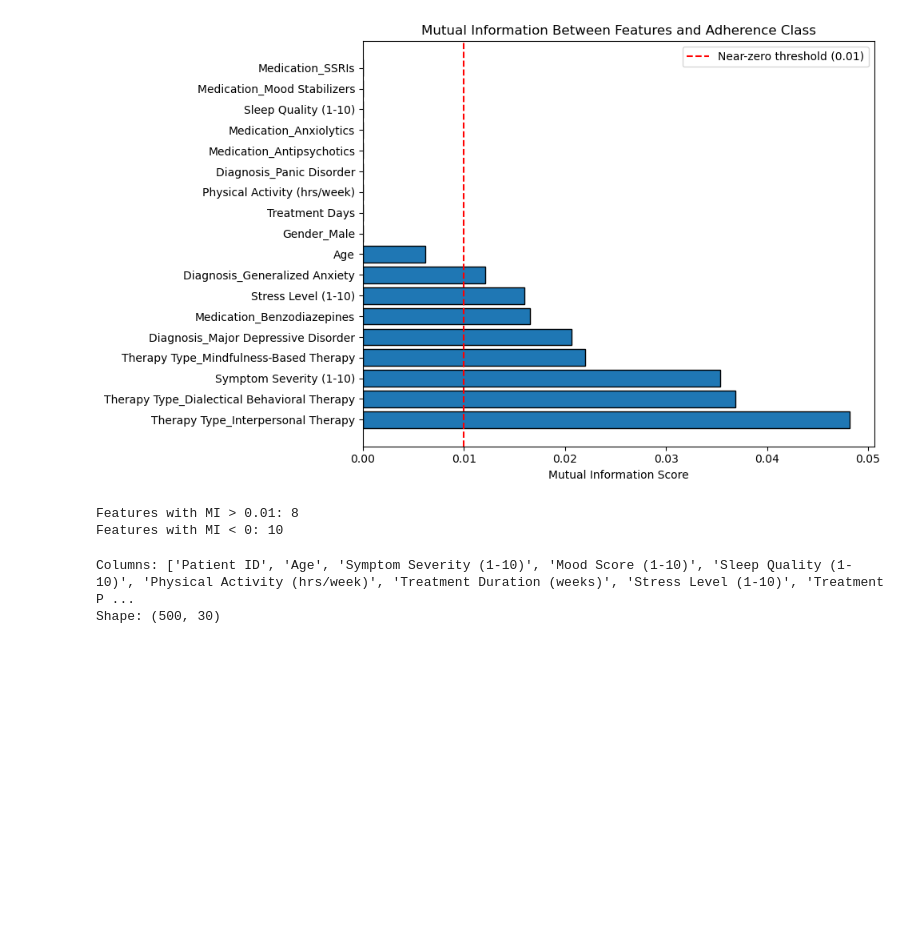
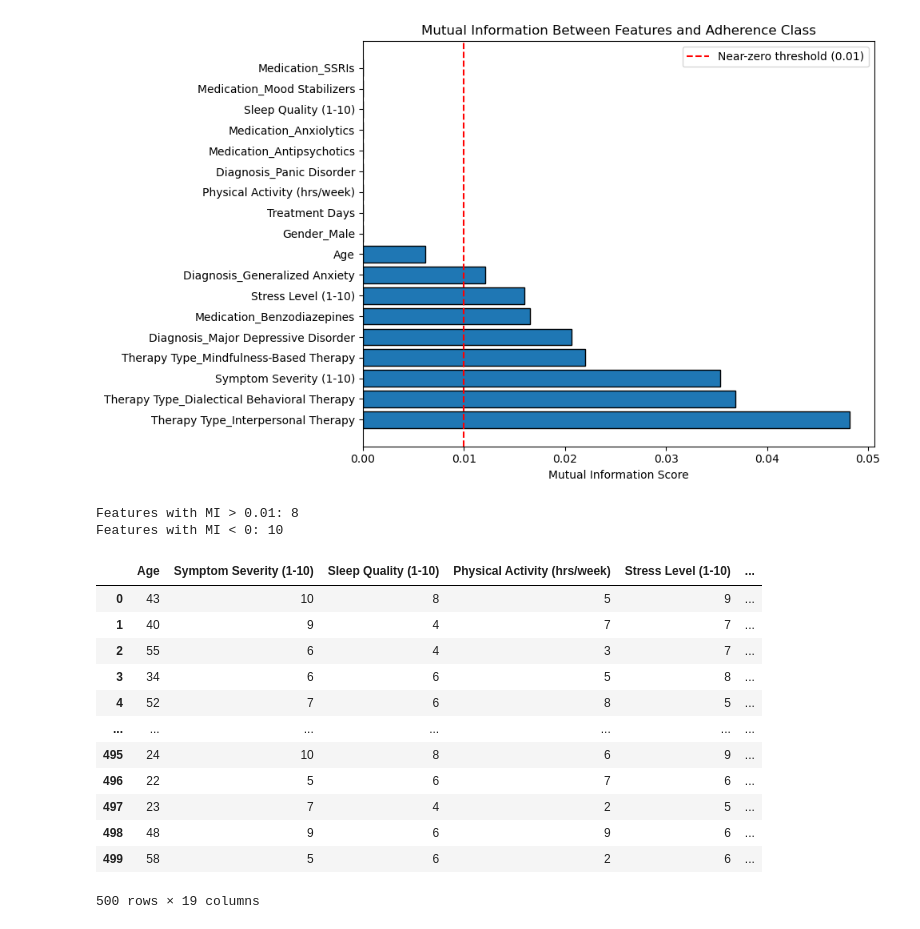
Before and after one commit to shaelyn-l/ICS_435_Final_Project, a Jupyter notebook: ICS_435_Final_Project.ipynb, the cells around one changed output. Cells and saved outputs as stored; diff of their text form; code cells hidden in the pictures; blank space fills up the shorter version.

```diff
--- a/ICS_435_Final_Project.ipynb
+++ b/ICS_435_Final_Project.ipynb
@@ -1039,24 +1096,22 @@ print(f"Features with MI < 0: {(mi_df['mutual_information'] < 0.01).sum()}")
 [figure]
 Features with MI > 0.01: 8
 Features with MI < 0: 10
-# %%
-data = pd.read_csv("mental_health_diagnosis_treatment_.csv")
-
-
-data['Treatment Start Date'] = pd.to_datetime(data['Treatment Start Date'])
-data['Treatment Days'] = (data['Treatment Start Date'] - data['Treatment Start Date'].min()).dt.days
-data.drop('Treatment Start Date', axis=1, inplace=True)
-
-# one hot encode only pre-treatment categorical columns
-data = pd.get_dummies(data, columns=['Gender', 'Therapy Type', 'Diagnosis', 'Medication', 'Outcome', 'AI-Detected Emotional State'], drop_first=True)
-data = data.astype({col: int for col in data.select_dtypes('bool').columns})
-
-# confirm columns are correct
-print("Columns:", data.columns.tolist())
-print("Shape:", data.shape)
-# %% [output]
-Columns: ['Patient ID', 'Age', 'Symptom Severity (1-10)', 'Mood Score (1-10)', 'Sleep Quality (1-10)', 'Physical Activity (hrs/week)', 'Treatment Duration (weeks)', 'Stress Level (1-10)', 'Treatment P ...
-Shape: (500, 30)
+# %%
+display(adherence)
+# %% [output]
+|  | Age | Symptom Severity (1-10) | Sleep Quality (1-10) | Physical Activity (hrs/week) | Stress Level (1-10) | ... |
+| 0 | 43 | 10 | 8 | 5 | 9 | ... |
+| 1 | 40 | 9 | 4 | 7 | 7 | ... |
+| 2 | 55 | 6 | 4 | 3 | 7 | ... |
+| 3 | 34 | 6 | 6 | 5 | 8 | ... |
+| 4 | 52 | 7 | 6 | 8 | 5 | ... |
+| ... | ... | ... | ... | ... | ... | ... |
+| 495 | 24 | 10 | 8 | 6 | 9 | ... |
+| 496 | 22 | 5 | 6 | 7 | 6 | ... |
+| 497 | 23 | 7 | 4 | 2 | 5 | ... |
+| 498 | 48 | 9 | 6 | 9 | 6 | ... |
+| 499 | 58 | 5 | 6 | 2 | 6 | ... |
+500 rows × 19 columns
 # %%
 #Permutation Feature Importance (PFI)
 #Using our best model from hyperparameter tuning, we can apply permutation feature importance to see which features the model relies on most for its predictions.
```
Also changed, not shown: parts of 8 cells of this notebook.
